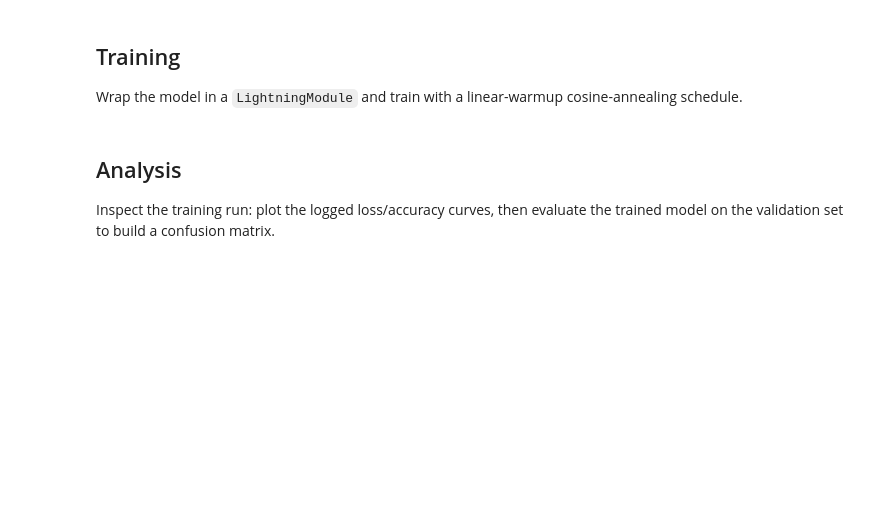
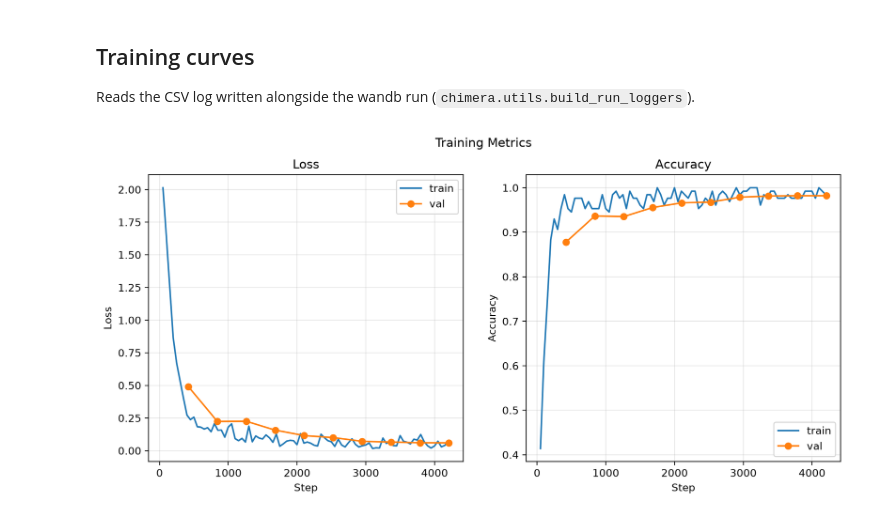
Before and after one commit to karanravindra/chimera, a Jupyter notebook: projects/mnist/classifier/main.ipynb, the cells around one changed output. Saved outputs shown, nothing was run; the diff lists cells and outputs as text; code cells hidden in the pictures; blank space fills up the shorter version.

```diff
--- a/projects/mnist/classifier/main.ipynb
+++ b/projects/mnist/classifier/main.ipynb
@@ -80,4 +56,0 @@ summary(
-# %% [markdown]
-## Training
-
-Wrap the model in a `LightningModule` and train with a linear-warmup cosine-annealing schedule.
@@ -115,35 +57,25 @@ trainer.test(classifier_module, dataloaders=val_loader)
-# %% [markdown]
-## Analysis
-
-Inspect the training run: plot the logged loss/accuracy curves, then evaluate the
-trained model on the validation set to build a confusion matrix.
+# %% [markdown]
+## Training curves
+
+Reads the CSV log written alongside the wandb run (`chimera.utils.build_run_loggers`).
 # %%
-import numpy as np
-
-metrics = np.genfromtxt(
-    f"{trainer.logger.log_dir}/metrics.csv", delimiter=",", names=True
-)
-
-
-def series(step_key, value_key):
-    step = metrics[step_key]
-    value = metrics[value_key]
-    mask = ~np.isnan(value)
-    return step[mask], value[mask]
-
+csv_path = sorted(glob.glob(f"{RUN_DIR}/csv/version_*/metrics.csv"))[-1]
+metrics = pd.read_csv(csv_path)
 
 fig, axes = plt.subplots(1, 2, figsize=(12, 5))
 fig.suptitle("Training Metrics")
-
-for ax, metric, title in zip(axes, ["loss", "acc"], ["Loss", "Accuracy"]):
-    train_step, train_val = series("step", f"train{metric}")
-    val_step, val_val = series("step", f"val{metric}")
-    ax.plot(train_step, train_val, marker="o", label="train")
-    ax.plot(val_step, val_val, marker="o", label="val")
+for ax, key, title in zip(axes, ["loss", "acc"], ["Loss", "Accuracy"]):
+    for stage in ["train", "val"]:
+        col = f"{stage}/{key}"
+        if col not in metrics.columns:
+            continue
+        d = metrics.dropna(subset=[col])
+        ax.plot(d["step"], d[col], marker="o" if stage == "val" else None, label=stage)
     ax.set_title(title)
     ax.set_xlabel("Step")
     ax.set_ylabel(title)
     ax.legend()
     ax.grid(alpha=0.3)
-
 plt.show()
+# %% [output]
+[figure, added]
```
Also changed, not shown: parts of 16 cells of this notebook, 2 other files.
